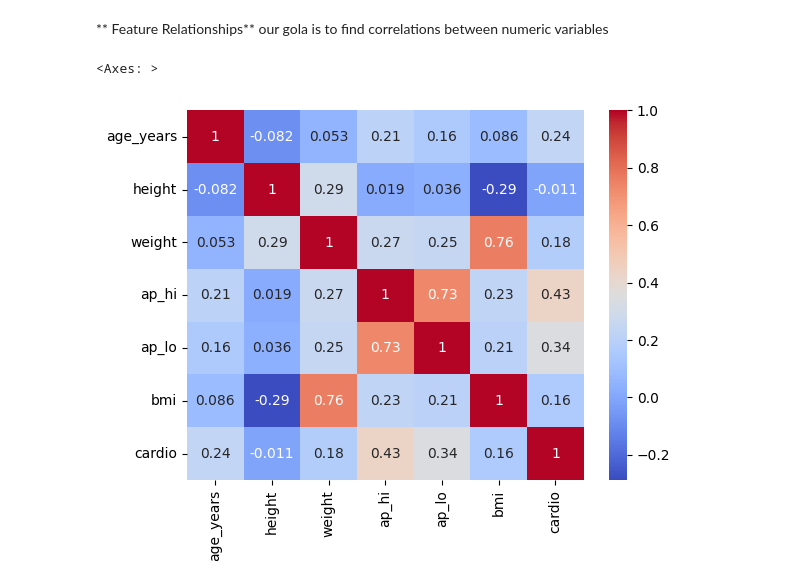
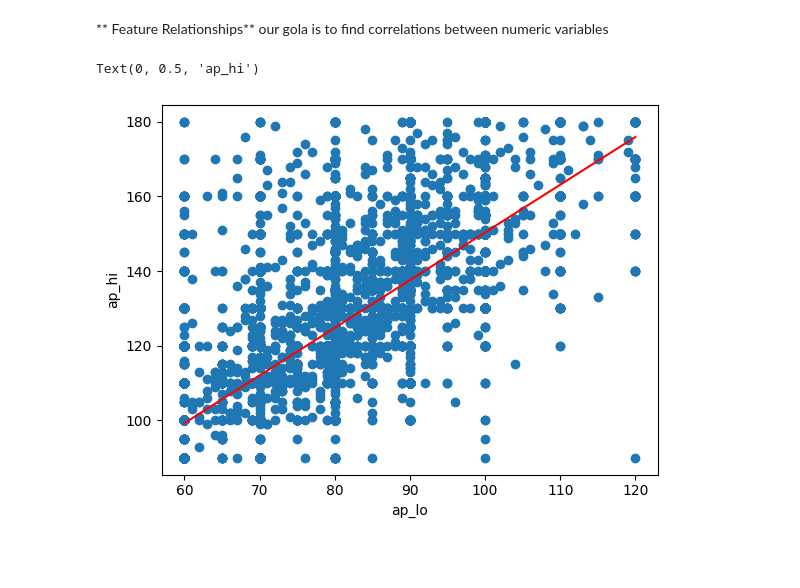
Before and after one commit to lshoss/heart_disease_prediction, a Jupyter notebook: exploratory_data_analysis.ipynb, the cells around one changed output. Cells and saved outputs as stored; diff of their text form; code cells hidden in the pictures; blank space fills up the shorter version.

```diff
--- a/exploratory_data_analysis.ipynb
+++ b/exploratory_data_analysis.ipynb
@@ -122,10 +123,16 @@ for col in cat_cols:
 ** Feature Relationships**
 our gola is to find correlations between numeric variables
 # %%
-# ENTENDER MELHOR ESSE GRAFICO E O CALCULO DE CORRELACAO
+correlation = df["ap_lo"].corr(df["ap_hi"])
+correlation
 
-# calculate Pearson coefficient for linear correlation, with range [-1, 1]
-sns.heatmap(df[numerical_cols + ['cardio']].corr(), annot=True, cmap='coolwarm')
+plt.scatter(df["ap_lo"], df["ap_hi"])
+
+plt.plot(np.unique(df["ap_lo"]), np.poly1d(np.polyfit(df["ap_lo"], df["ap_hi"], 1))
+        (np.unique(df["ap_lo"])), color='red')
+
+plt.xlabel("ap_lo")
+plt.ylabel("ap_hi")
 # %% [output]
-<Axes: >
+Text(0, 0.5, 'ap_hi')
-[figure, old version]
+[figure, new version]
```
Also changed, not shown: parts of 6 cells of this notebook, 5 other files.
